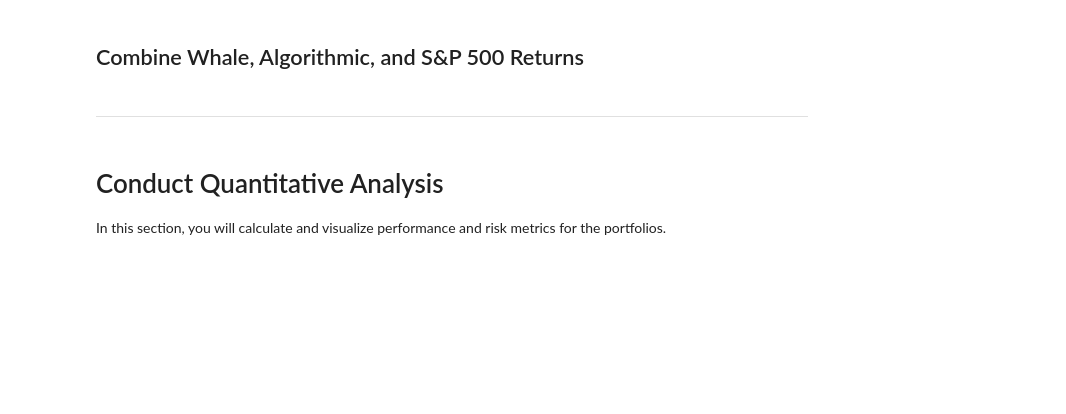
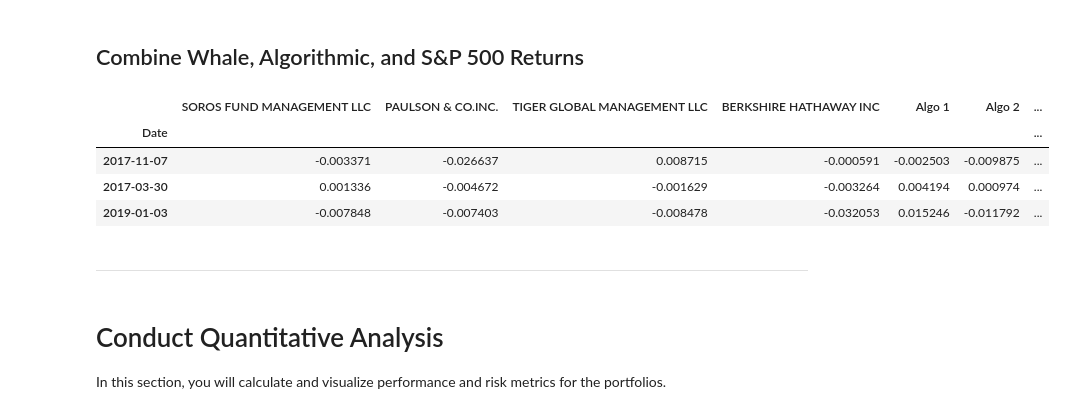
Before and after one commit to jackdavis185/Portfolio_Analysis, a Jupyter notebook: Starter_Code/whale_analysis.ipynb, the cells around one changed output. Cells and saved outputs as stored; diff of their text form; code cells hidden in the pictures; blank space fills up the shorter version.

```diff
--- a/Starter_Code/whale_analysis.ipynb
+++ b/Starter_Code/whale_analysis.ipynb
@@ -116,6 +120,14 @@ sp500_returns.sample(3)
 ## Combine Whale, Algorithmic, and S&P 500 Returns
 # %%
 # Join Whale Returns, Algorithmic Returns, and the S&P 500 Returns into a single DataFrame with columns for each portfolio's returns.
+combined_returns = pd.concat([whale_returns, algo_returns, sp500_returns], axis = "columns", join = "inner")
+combined_returns.sample(3)
+# %% [output]
+|  | SOROS FUND MANAGEMENT LLC | PAULSON & CO.INC. | TIGER GLOBAL MANAGEMENT LLC | BERKSHIRE HATHAWAY INC | Algo 1 | Algo 2 | ... |
+| Date |  |  |  |  |  |  | ... |
+| 2017-11-07 | -0.003371 | -0.026637 | 0.008715 | -0.000591 | -0.002503 | -0.009875 | ... |
+| 2017-03-30 | 0.001336 | -0.004672 | -0.001629 | -0.003264 | 0.004194 | 0.000974 | ... |
+| 2019-01-03 | -0.007848 | -0.007403 | -0.008478 | -0.032053 | 0.015246 | -0.011792 | ... |
 # %% [markdown]
 ---
 # %% [markdown]
```
Also changed, not shown: parts of 8 cells of this notebook.
